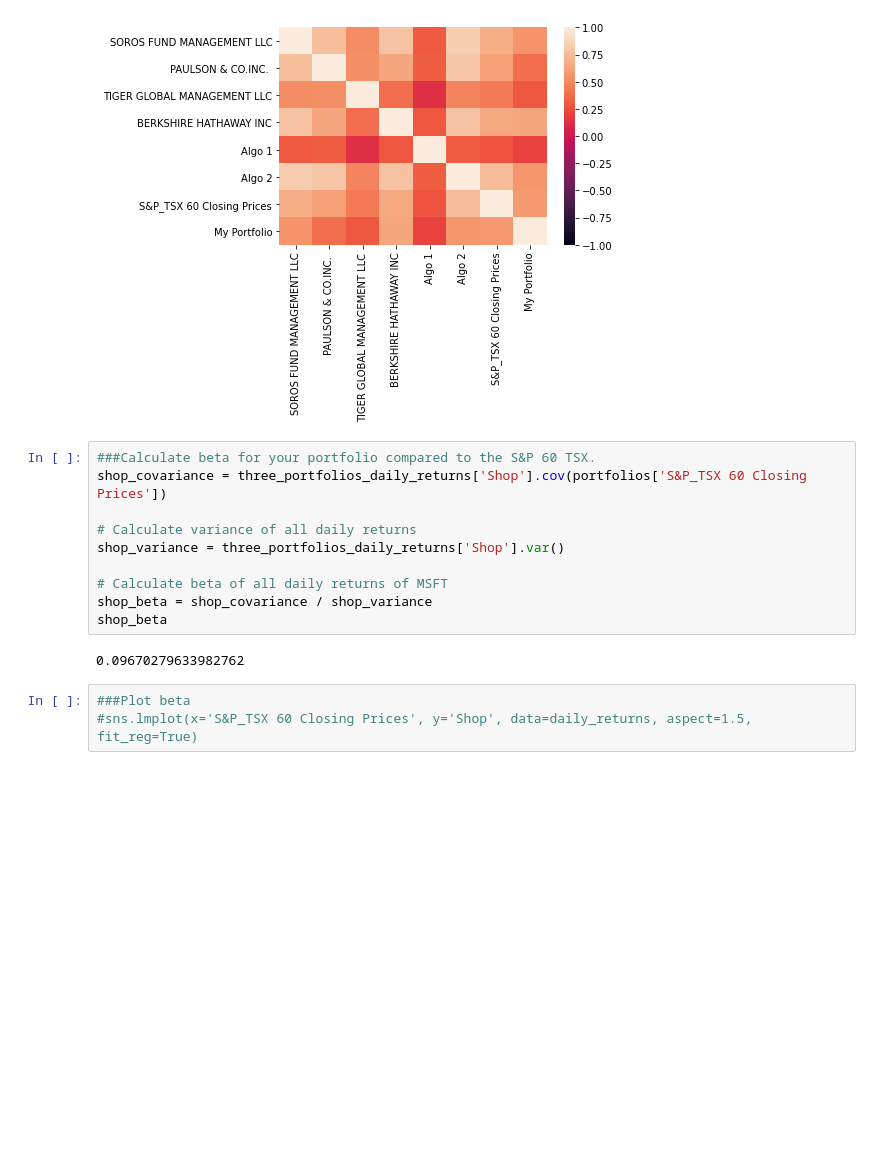
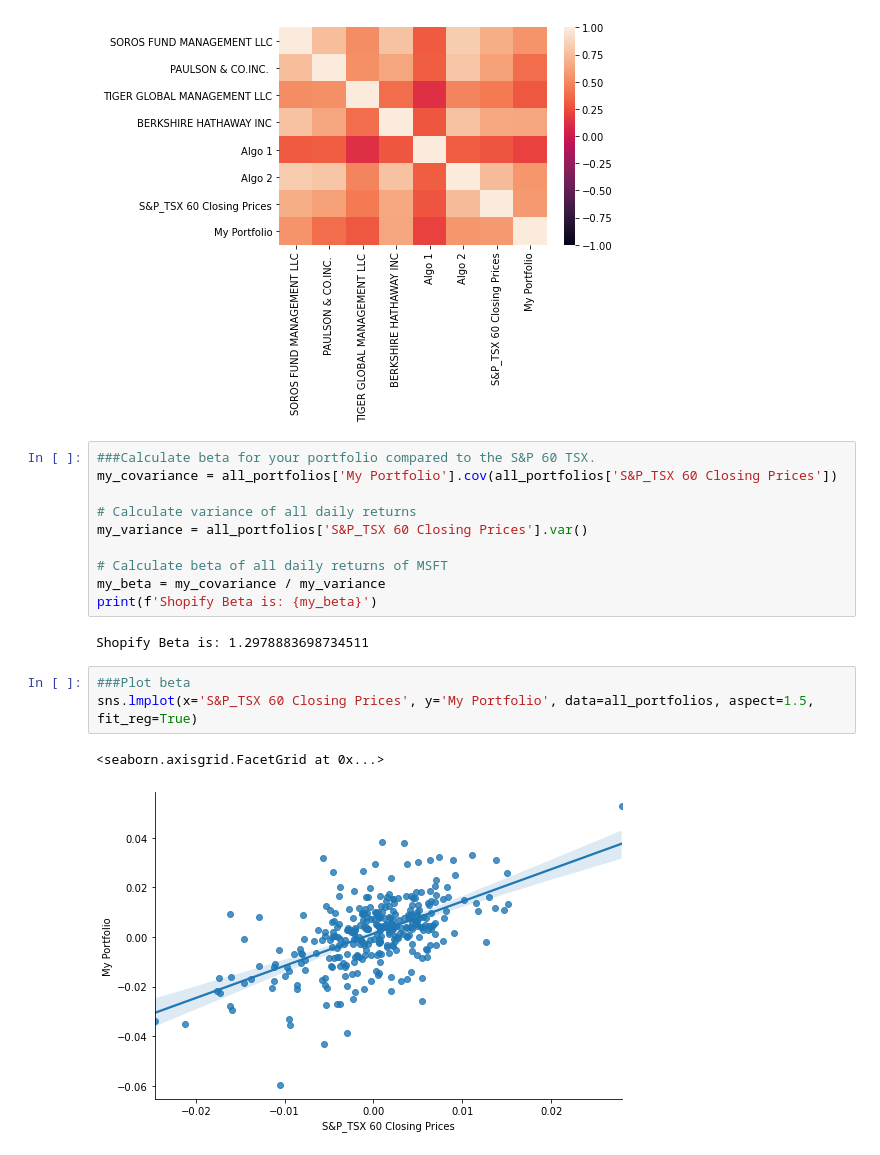
Before and after one commit to rodrigocelso1/Pandas-A-Whale-Off-the-Port-folio-, a Jupyter notebook: Code/whale_analysis.ipynb.ipynb, the cells around one changed output. Saved outputs shown, nothing was run; the diff lists cells and outputs as text; blank space fills up the shorter version.

```diff
--- a/Code/whale_analysis.ipynb.ipynb
+++ b/Code/whale_analysis.ipynb.ipynb
@@ -610,18 +618,21 @@ sns.heatmap(all_correlation, vmin=-1, vmax=1)
 [figure]
 # %%
 ###Calculate beta for your portfolio compared to the S&P 60 TSX.
-shop_covariance = three_portfolios_daily_returns['Shop'].cov(portfolios['S&P_TSX 60 Closing Prices'])
+my_covariance = all_portfolios['My Portfolio'].cov(all_portfolios['S&P_TSX 60 Closing Prices'])
 
 # Calculate variance of all daily returns
-shop_variance = three_portfolios_daily_returns['Shop'].var()
+my_variance = all_portfolios['S&P_TSX 60 Closing Prices'].var()
 
 # Calculate beta of all daily returns of MSFT
-shop_beta = shop_covariance / shop_variance
-shop_beta
+my_beta = my_covariance / my_variance
+print(f'Shopify Beta is: {my_beta}')
 # %% [output]
-0.09670279633982762
+Shopify Beta is: 1.2978883698734511
 # %%
 ###Plot beta
-#sns.lmplot(x='S&P_TSX 60 Closing Prices', y='Shop', data=daily_returns, aspect=1.5, fit_reg=True)
+sns.lmplot(x='S&P_TSX 60 Closing Prices', y='My Portfolio', data=all_portfolios, aspect=1.5, fit_reg=True)
+# %% [output]
+<seaborn.axisgrid.FacetGrid at 0x...>
+[figure, added]
 # %%
 ###Calculate Annualzied Sharpe Ratios for each individual portfolio
```
Also changed, not shown: parts of 18 cells of this notebook.
